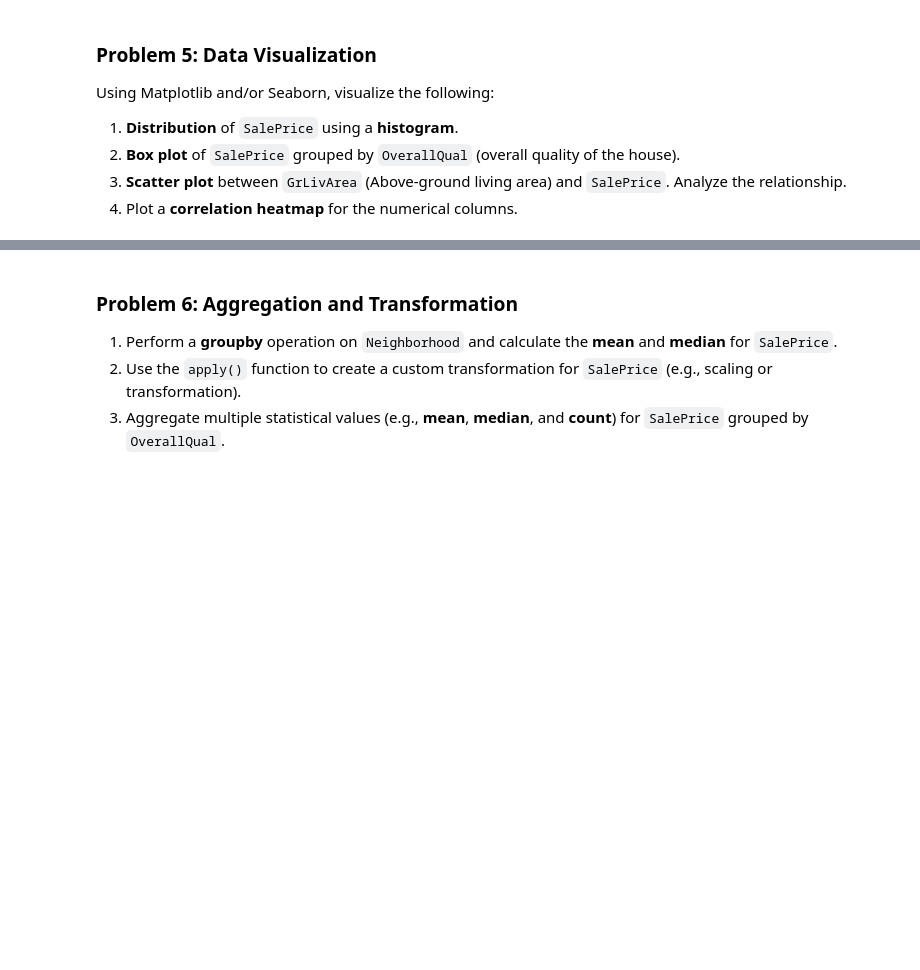
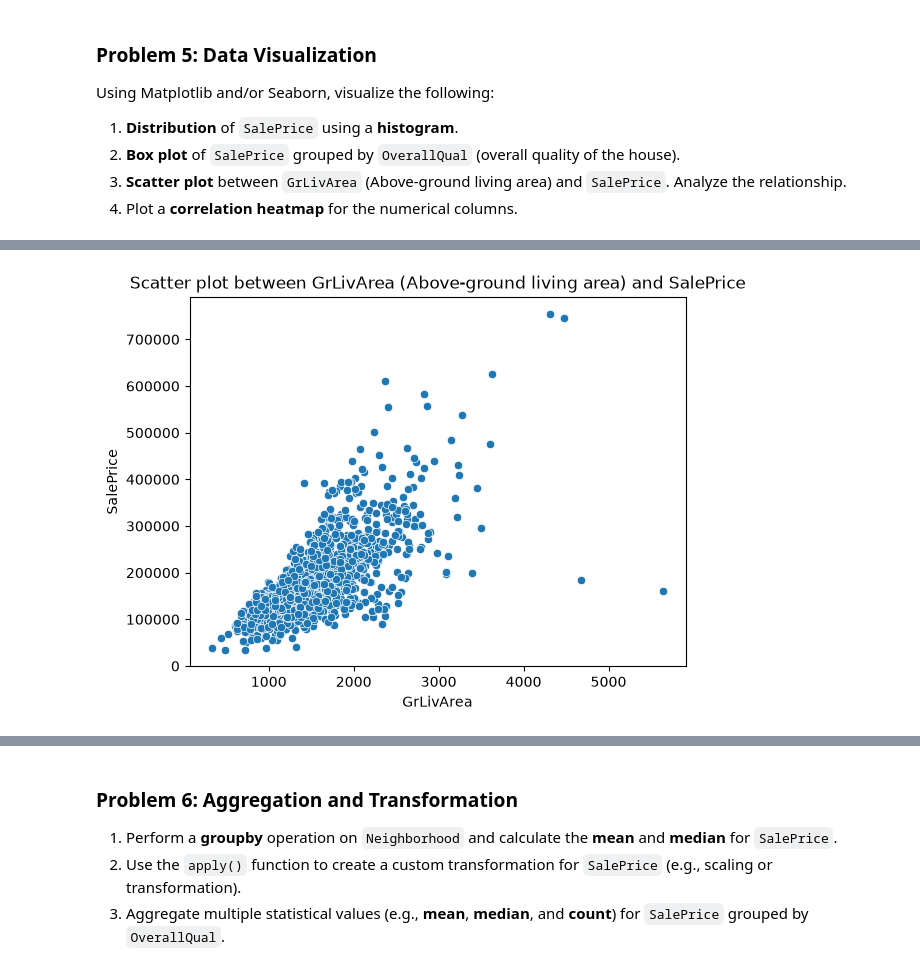
Before and after one commit to abinhyanmikha/Data-Science, a Jupyter notebook: Assignment/Assignment7/Assignment-07_Sep11.ipynb, the cells around one changed output, grey strips where cells are left out. Drawn from its saved outputs; the diff is of its cells as text; code cells hidden in the pictures; blank space fills up the shorter version.

```diff
--- a/Assignment/Assignment7/Assignment-07_Sep11.ipynb
+++ b/Assignment/Assignment7/Assignment-07_Sep11.ipynb
@@ -596,0 +661,7 @@ Using Matplotlib and/or Seaborn, visualize the following:
+# %%
+#Scatter plot between GrLivArea (Above-ground living area) and SalePrice. Analyze the relationship.
+sns.scatterplot(data=df,x='GrLivArea',y='SalePrice')
+plt.title("Scatter plot between GrLivArea (Above-ground living area) and SalePrice")
+plt.show()
+# %% [output]
+[figure, added]
```
Also changed, not shown: parts of 9 cells of this notebook.
